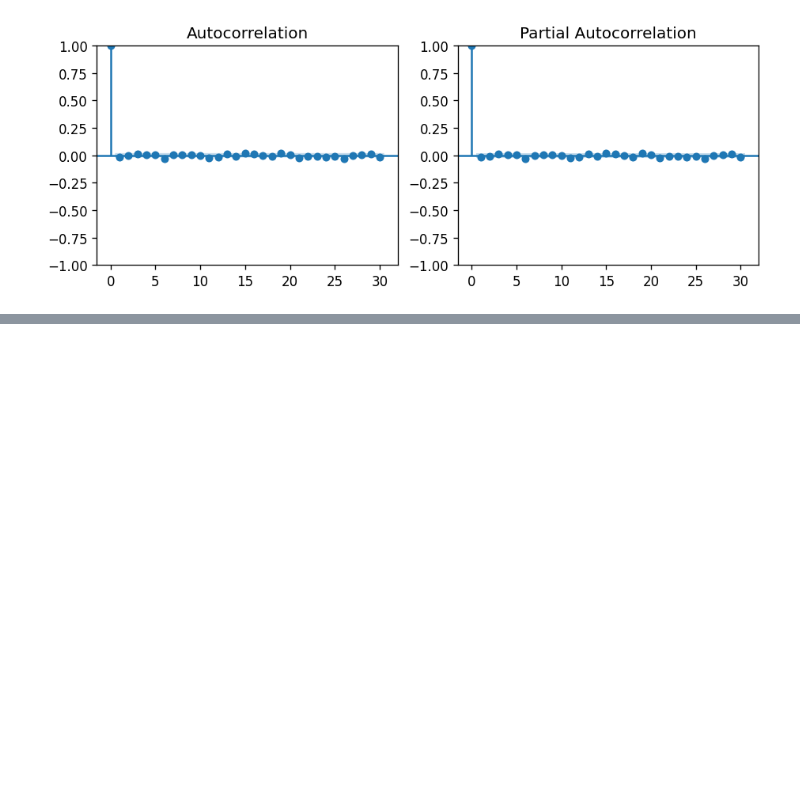
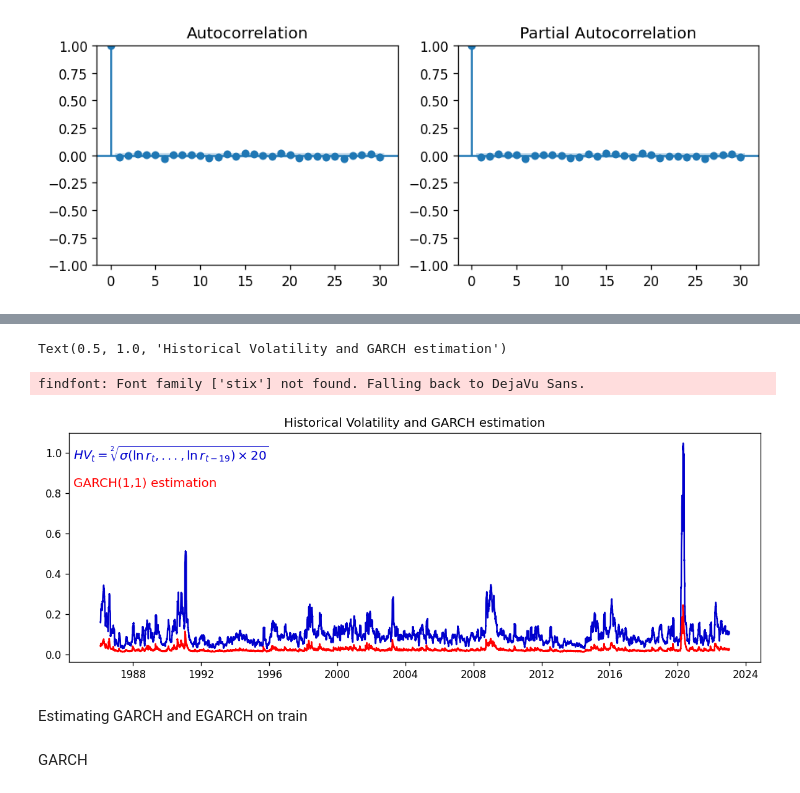
Before and after one commit to maxbranting/gold-forecast, a Jupyter notebook: Models/Volatility/GARCH.ipynb, the cells around one changed output, grey strips where cells are left out. Saved outputs shown, nothing was run; the diff lists cells and outputs as text; code cells hidden in the pictures; blank space fills up the shorter version.

```diff
--- a/Models/Volatility/GARCH.ipynb
+++ b/Models/Volatility/GARCH.ipynb
@@ -223,0 +238,8 @@ Gold 0.010011944637023408 0.045880494152866935 0.15893469389826467
+# %%
+dft = pd.DataFrame()
+dft['log_ret'] = np.log(df['CrudeOil']/df['CrudeOil'].shift())
+dft.index = df.index
+dft.dropna(inplace=True)
+volatility = pd.DataFrame(dft['log_ret'].rolling(20).std()*20**.5)
+volatility.rename(columns={'log_ret':'hv'}, inplace=True)
+volatility
@@ -223,0 +285,28 @@ Gold 0.010011944637023408 0.045880494152866935 0.15893469389826467
+# %%
+garch_full = pd.DataFrame(model_fit_full._volatility)
+garch_full.index = dfpc.index
+# %%
+fig, ax = plt.subplots()
+
+font1 = {'family': 'stix',
+        'color':  'mediumblue',
+        'weight': 'normal',
+        'size': 12,
+        }
+font2 = {'family': 'stix',
+        'color':  'red',
+        'weight': 'normal',
+        'size': 12,
+        }
+
+ax.plot(volatility.iloc[19:], color='mediumblue')
+ax.plot(garch_full.iloc[19:], color='red')
+fig.text(x=0.13, y=0.79, s=r'$HV_t = \sqrt[2]{\sigma (\ln{r_t}, ... , \ln{r_{t-19}})\times20}$', fontdict=font1)
+fig.text(x=0.13, y=0.7, s=r'GARCH(1,1) estimation', fontdict=font2)
+ax.set_title('Historical Volatility and GARCH estimation')
+# %% [output]
+Text(0.5, 1.0, 'Historical Volatility and GARCH estimation')
+findfont: Font family ['stix'] not found. Falling back to DejaVu Sans.
+[figure, added]
+# %% [markdown]
+Estimating GARCH and EGARCH on train
@@ -224,2 +319,4 @@ Gold 0.010011944637023408 0.045880494152866935 0.15893469389826467
+# %% [markdown]
+GARCH
 # %%
 #Define a GARCH model
```
Also changed, not shown: parts of 25 cells of this notebook.
